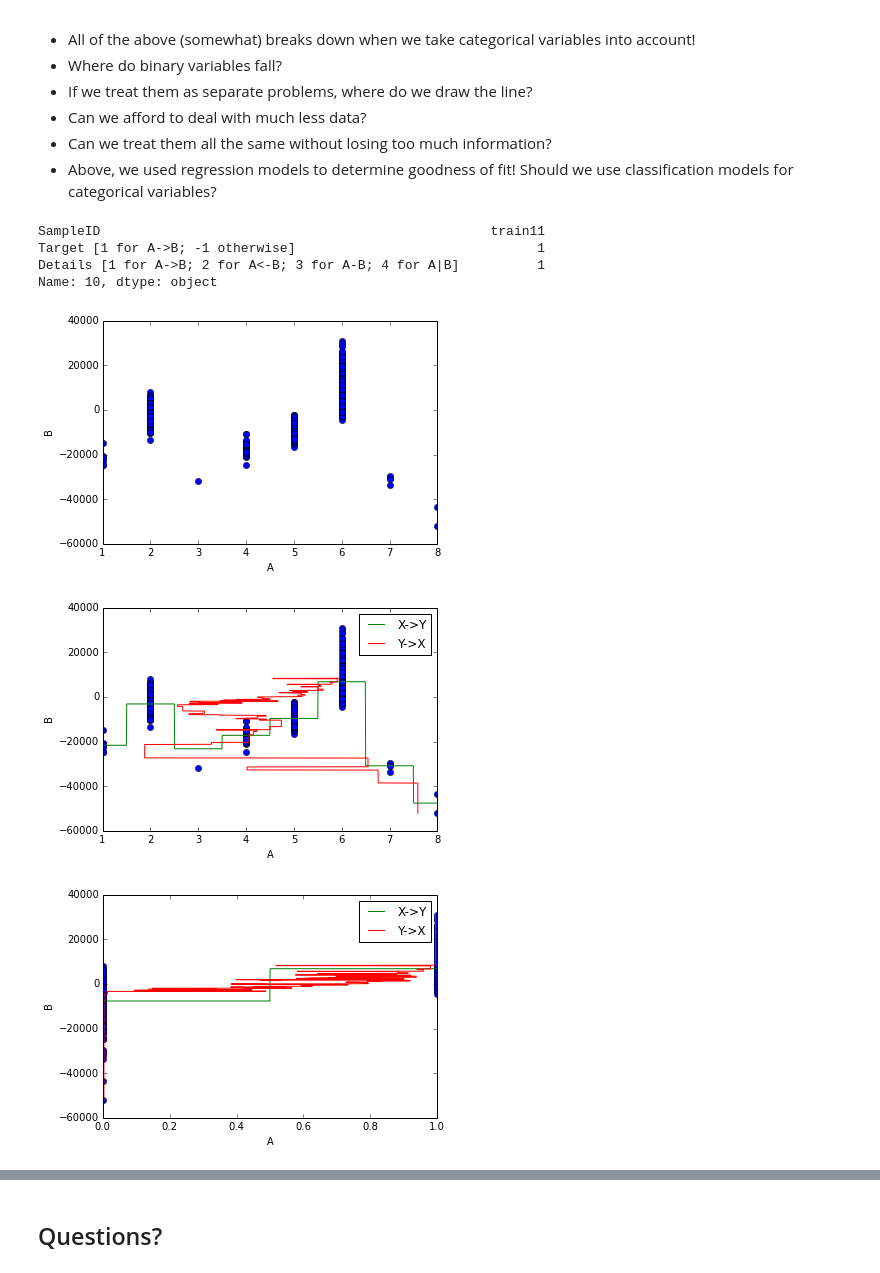
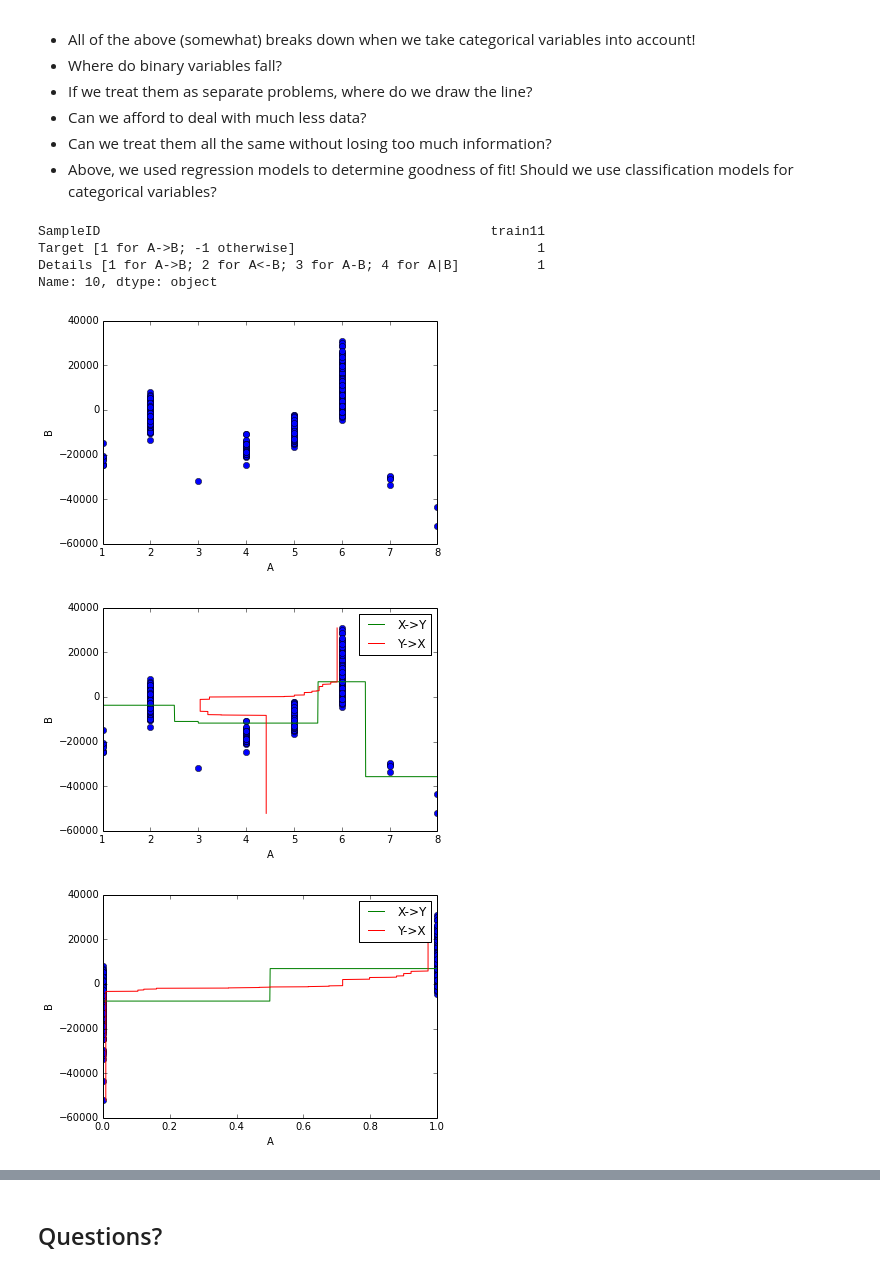
Before and after one commit to diogo149/CauseEffectPairsPresentation, a Jupyter notebook: Presentation.ipynb, the cells around one changed output, grey strips where cells are left out. Cells and saved outputs as stored; diff of their text form; code cells hidden in the pictures.

```diff
--- a/Presentation.ipynb
+++ b/Presentation.ipynb
@@ -309,21 +365,21 @@ for model in MODELS:
 + Above, we used regression models to determine goodness of fit! Should we use classification models for categorical variables?
 # %%
 x, y = plot_pair(1, CN)
-fancy_plot(GradientBoostingRegressor(max_depth=2), x, y)
+fancy_plot(RandomForestRegressor(max_depth=2), x, y)
 # The model assumes numeric input!
 # %% [output]
 SampleID                                                  train11
 Target [1 for A->B; -1 otherwise]                               1
 Details [1 for A->B; 2 for A<-B; 3 for A-B; 4 for A|B]          1
 Name: 10, dtype: object
 [figure]
-[figure, old version]
+[figure, new version]
 # %%
 ohe_x = OneHotEncoder().fit_transform(x.reshape(-1, 1))
 sixth_col = ohe_x[:, 5].todense().A.flatten()
-fancy_plot(GradientBoostingRegressor(max_depth=2), sixth_col, y)
+fancy_plot(RandomForestRegressor(max_depth=2), sixth_col, y)
 # %% [output]
-[figure, old version]
+[figure, new version]
 # %% [markdown]
 #### Solution:
 + Treat binary as either categorical or numerical.
```
Also changed, not shown: parts of 32 cells of this notebook, 1 other file.
